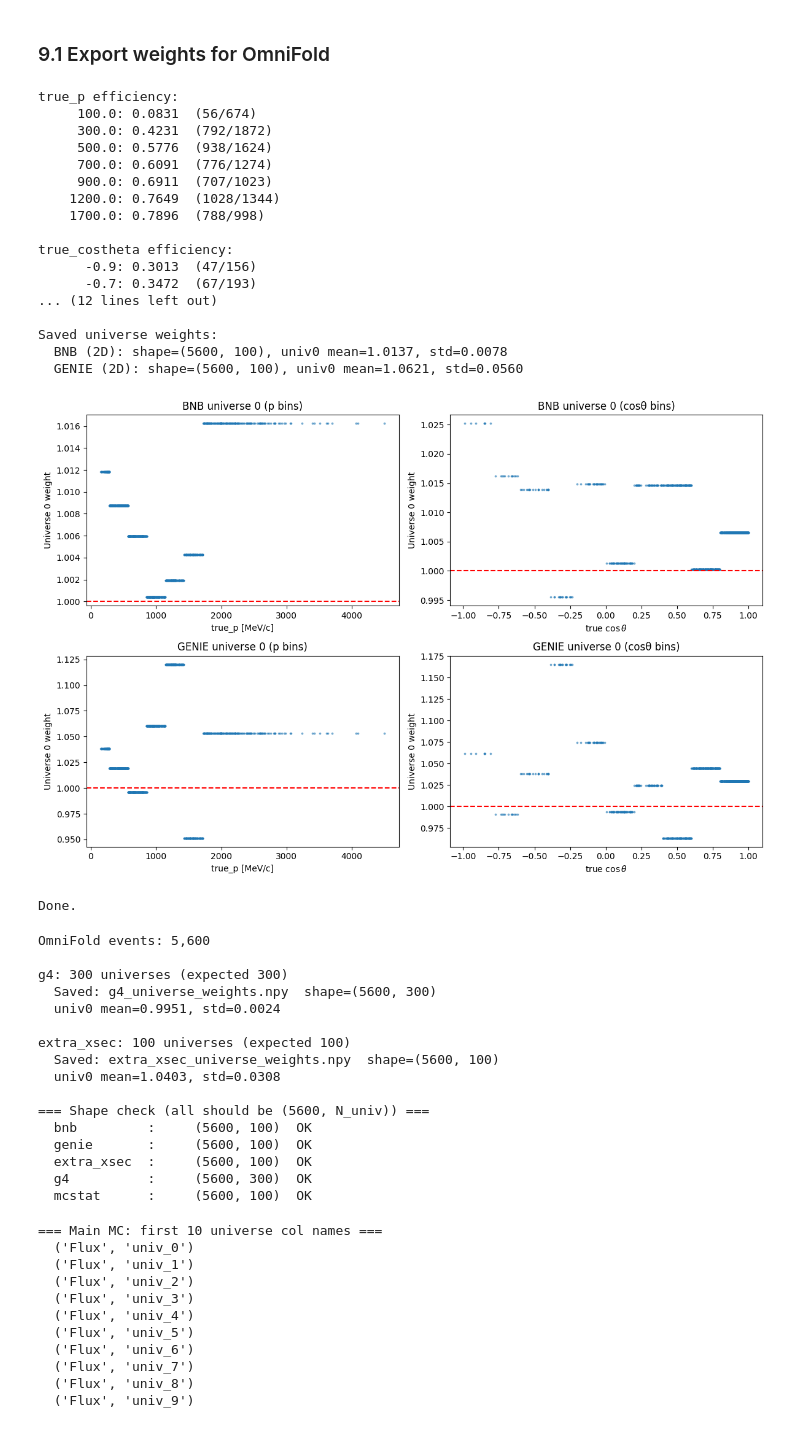
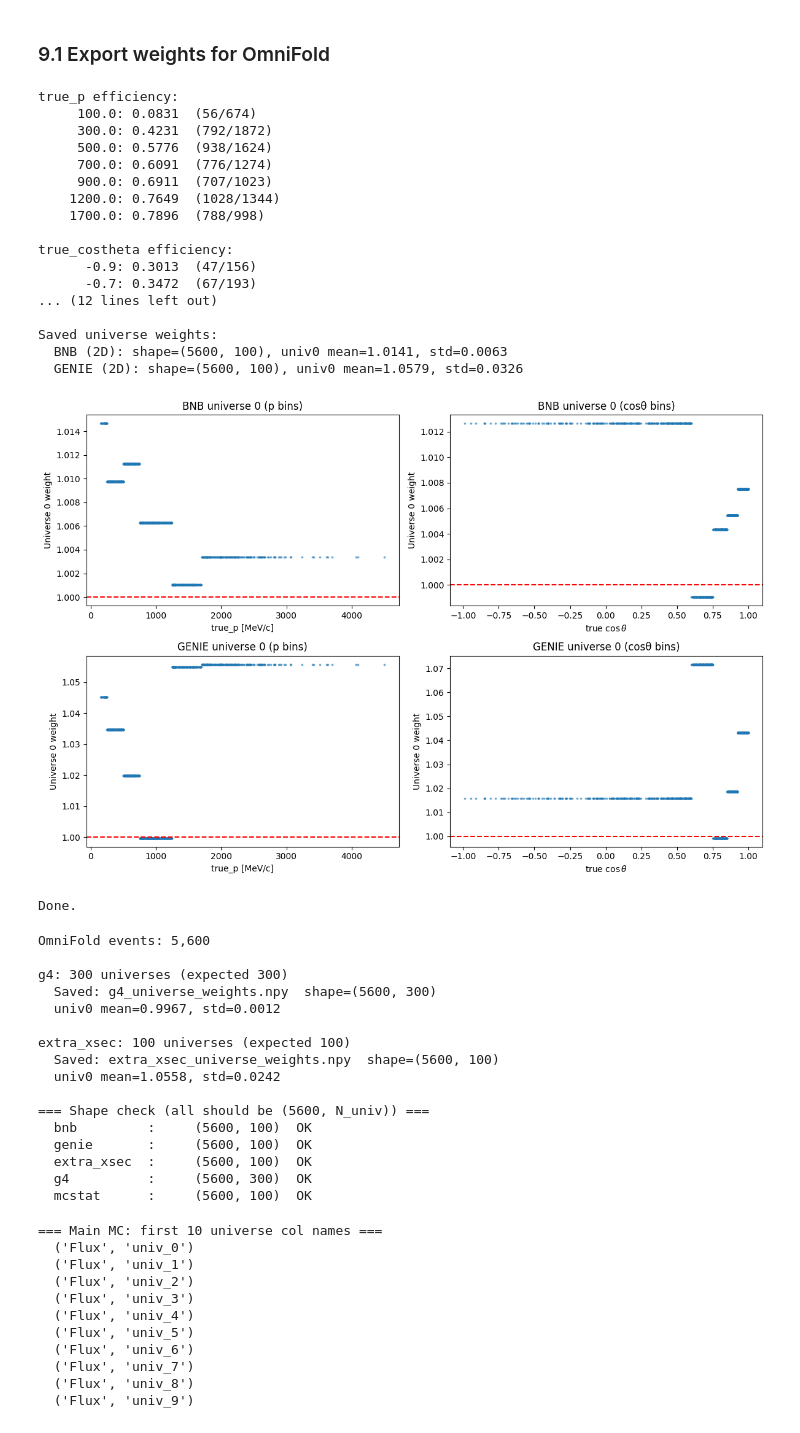
Before and after one commit to castalyfan1012/cafpyana, a Jupyter notebook: analysis_village/nueCC/nue_syst.ipynb, the cells around one changed output. Drawn from its saved outputs; the diff is of its cells as text; code cells hidden in the pictures.

```diff
--- a/analysis_village/nueCC/nue_syst.ipynb
+++ b/analysis_village/nueCC/nue_syst.ipynb
@@ -438,19 +523,6 @@ def build_univ_hists(sel_df, stage_col, wgt_aligned, univ_cols,
         )
         nb = len(bins) - 1; nu = len(univ_cols)
         return np.zeros((nu, nb)), np.zeros((nu, nb))
-
-    # Add this at the TOP of build_univ_hists, right after computing sidx:
-    print(f"  sel index nlevels: {sel.index.nlevels}, names: {sel.index.names}")
-    print(f"  wgt index nlevels: {wgt_aligned.index.nlevels}, names: {wgt_aligned.index.names}")
-    print(f"  sidx nlevels: {sidx.nlevels}, names: {sidx.names}")
-    print(f"  sel first 3 indices:  {list(sel.index[:3])}")
-    print(f"  sidx first 3 indices: {list(sidx[:3])}")
-    print(f"  wgt first 3 indices:  {list(wgt_aligned.index[:3])}")
-
-    # Check overlap
-    overlap = sidx.isin(wgt_aligned.index)
-    print(f"  sidx ∩ wgt_aligned: {overlap.sum()} / {len(sidx)} "
-          f"({overlap.mean()*100:.1f}%)")
 
     # ── guard against duplicate wgt_aligned index (merged files) ─────────────
     wgt_sub = wgt_aligned[univ_cols]
@@ -639,16 +625,5 @@ dial_info = classify_dials(wgt_full_sel)
 breakdown_results = compute_dial_rankings(
     VAR_CFGS, cv_results, dial_info, sel_topo,
     FINAL_STAGE, wgt_full_sel, pot_scale)
-
-# Plot
-os.makedirs(f'{PLOT_DIR}/source_breakdown', exist_ok=True)
-for vcfg in VAR_CFGS:
-    sig_cv = cv_results[vcfg.name]['sig_cv']
-    for family, rankings in breakdown_results[vcfg.name].items():
-        plot_dial_breakdown(vcfg, sig_cv, rankings, family,
-                            savefig_fn=savefig)
-
-del wgt_full_sel; gc.collect()
-print('Breakdown plots → plots_syst/source_breakdown/')
 # %% [output]
 reco_ke / genie — top 5:
@@ -977,24 +1123,27 @@ ratio_bnb_cos  = su_bnb_cos  / np.clip(sig_cv_cos[np.newaxis, :], 1.0, None)
 ratio_genie_cos= su_genie_cos / np.clip(sig_cv_cos[np.newaxis, :], 1.0, None)
 
 # 4. Assign per-event weights by bin
-# p-binning (matches reco_ke bins — same MeV range)
-bins_p   = np.linspace(0, 2000, 8)       # must match RECO_BINS from cell 4
-bins_cos = np.linspace(-1, 1, 11)        # must match COS_BINS from cell 4
+# The ratio matrices have ANALYSIS_BINS shape — assignment bins must match.
+bins_ke  = ANALYSIS_BINS['reco_ke']
+bins_cos = ANALYSIS_BINS['reco_costheta']
 
 def assign_bin_weights(var_vals, bins, ratio_matrix):
-    """Map each event to its bin and return per-event weights (N_events, N_universes)."""
+    """Map each event to its bin → per-event weights (N_events, N_universes)."""
+    n_bins_ratio = ratio_matrix.shape[1]
+    assert len(bins) - 1 == n_bins_ratio, \
+        f"bins have {len(bins)-1} intervals but ratio has {n_bins_ratio} cols"
     idx = np.digitize(var_vals.clip(bins[0], bins[-1] - 1e-8), bins) - 1
-    idx = np.clip(idx, 0, len(bins) - 2)
+    idx = np.clip(idx, 0, n_bins_ratio - 1)
     n_u = ratio_matrix.shape[0]
     out = np.ones((len(var_vals), n_u), dtype=np.float32)
     for u in range(n_u):
         out[:, u] = ratio_matrix[u, idx]
     return out
 
-bnb_per_event_p    = assign_bin_weights(true_p,        bins_p,   ratio_bnb_p)
-genie_per_event_p  = assign_bin_weights(true_p,        bins_p,   ratio_genie_p)
-bnb_per_event_cos  = assign_bin_weights(true_costheta, bins_cos, ratio_bnb_cos)
-genie_per_event_cos= assign_bin_weights(true_costheta, bins_cos, ratio_genie_cos)
+bnb_per_event_p     = assign_bin_weights(true_p,        bins_ke,  ratio_bnb_p)
+genie_per_event_p   = assign_bin_weights(true_p,        bins_ke,  ratio_genie_p)
+bnb_per_event_cos   = assign_bin_weights(true_costheta, bins_cos, ratio_bnb_cos)
+genie_per_event_cos = assign_bin_weights(true_costheta, bins_cos, ratio_genie_cos)
 
 # Combined: use the geometric mean of p and costheta weights as the 2D weight
 # This approximates a 2D binned fake data from two 1D universe projections
@@ -1027,36 +1176,36 @@ for row, (name, vals_p, vals_cos) in enumerate([
     axes[row][0].set_xlabel('true_p [MeV/c]')
     axes[row][0].set_ylabel('Universe 0 weight')
     axes[row][0].set_title(f'{name} universe 0 (p bins)')
 
     axes[row][1].scatter(true_costheta[::5], vals_cos[::5, 0], s=3, alpha=0.5)
     axes[row][1].axhline(1.0, color='r', linestyle='--')
     axes[row][1].set_xlabel(r'true $\cos\theta$')
     axes[row][1].set_ylabel('Universe 0 weight')
     axes[row][1].set_title(f'{name} universe 0 (cosθ bins)')
 
 plt.tight_layout()
 plt.savefig(OMNIFOLD_OUT + 'binned_fakedata_diagnostic.png', dpi=100)
 plt.show()
 print("Done.")
 # %% [output]
 true_p efficiency:
      100.0: 0.0831  (56/674)
      300.0: 0.4231  (792/1872)
      500.0: 0.5776  (938/1624)
      700.0: 0.6091  (776/1274)
      900.0: 0.6911  (707/1023)
     1200.0: 0.7649  (1028/1344)
     1700.0: 0.7896  (788/998)
 
 true_costheta efficiency:
       -0.9: 0.3013  (47/156)
       -0.7: 0.3472  (67/193)
 ... (12 lines left out)
 
 Saved universe weights:
-  BNB (2D): shape=(5600, 100), univ0 mean=1.0137, std=0.0078
-  GENIE (2D): shape=(5600, 100), univ0 mean=1.0621, std=0.0560
+  BNB (2D): shape=(5600, 100), univ0 mean=1.0141, std=0.0063
+  GENIE (2D): shape=(5600, 100), univ0 mean=1.0579, std=0.0326
-[figure, old version]
+[figure, new version]
 Done.
 # %%
 # ── Export G4 + extra_xsec universe weights for OmniFold ─────────────────────
@@ -1072,19 +1221,10 @@ true_costheta = truth_raw[:, 1]
 n_events = len(true_p)
 print(f"OmniFold events: {n_events:,}")
 
-bins_p   = np.array([0, 200, 400, 600, 800, 1000, 1400, 2000])
-bins_cos = np.linspace(-1, 1, 11)
+bins_p   = ANALYSIS_BINS['reco_ke']
+bins_cos = ANALYSIS_BINS['reco_costheta']
 sig_cv_p   = cv_results['reco_ke']['sig_cv']
 sig_cv_cos = cv_results['reco_costheta']['sig_cv']
-
-def assign_bin_weights(var_vals, bins, ratio_matrix):
-    idx = np.digitize(var_vals.clip(bins[0], bins[-1] - 1e-8), bins) - 1
-    idx = np.clip(idx, 0, len(bins) - 2)
-    n_u = ratio_matrix.shape[0]
-    out = np.ones((len(var_vals), n_u), dtype=np.float32)
-    for u in range(n_u):
-        out[:, u] = ratio_matrix[u, idx]
-    return out
 
 # G4 is already combined (300 universes) under key 'g4'
 # extra_xsec is under key 'extra_xsec'
@@ -1122,11 +1262,11 @@ OmniFold events: 5,600
 
 g4: 300 universes (expected 300)
   Saved: g4_universe_weights.npy  shape=(5600, 300)
-  univ0 mean=0.9951, std=0.0024
+  univ0 mean=0.9967, std=0.0012
 
 extra_xsec: 100 universes (expected 100)
   Saved: extra_xsec_universe_weights.npy  shape=(5600, 100)
-  univ0 mean=1.0403, std=0.0308
+  univ0 mean=1.0558, std=0.0242
 
 === Shape check (all should be (5600, N_univ)) ===
   bnb         :     (5600, 100)  OK
```
Also changed, not shown: parts of 32 cells of this notebook, 19 other files.
